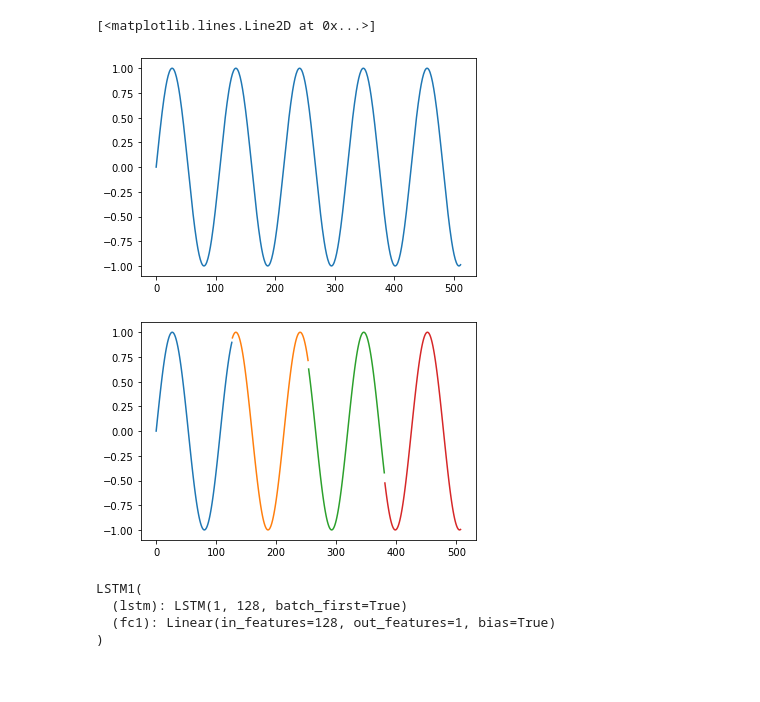
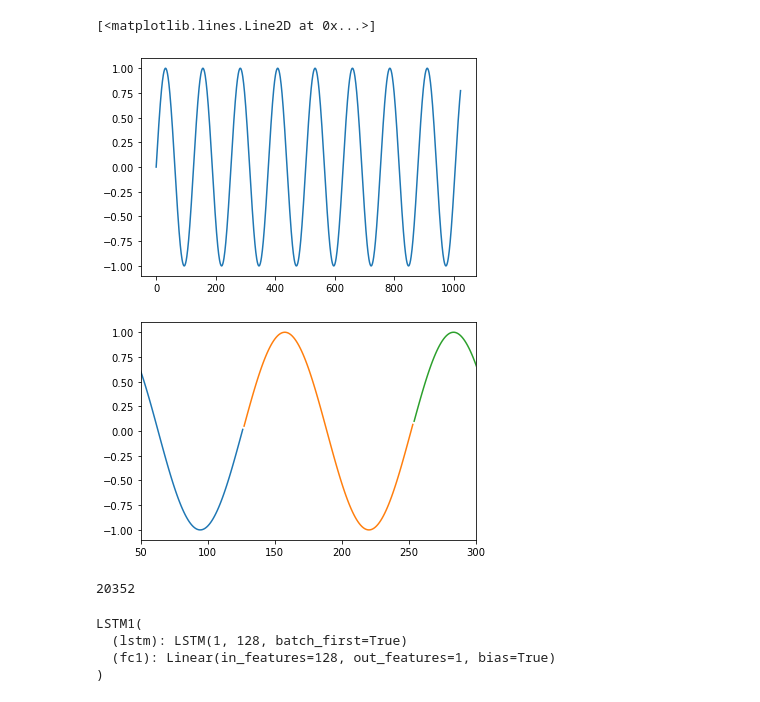
Before and after one commit to krupartea/waveform_predict, a Jupyter notebook: predict_waveform.ipynb, the cells around one changed output. Drawn from its saved outputs; the diff is of its cells as text; code cells hidden in the pictures.

```diff
--- a/predict_waveform.ipynb
+++ b/predict_waveform.ipynb
@@ -10,22 +10,22 @@ from ignite.metrics import Accuracy, Precision, Recall
 # %%
 # creating a poly-tonal signal
 h1 = 3
 h2 = 7
 h3 = 12
 
-X = torch.linspace(0, 30, 512)
+X = torch.arange(0, 1024, .05)
 exp = torch.exp(X/-20)
 
 
 #signal = torch.sin(h1*X) + torch.sin(h2*X) + torch.sin(h3*X)
 #signal *= exp
 signal = torch.sin(X)
 
 
 
 plt.plot(signal[:1024])
 # %% [output]
 [<matplotlib.lines.Line2D at 0x...>]
-[figure, old version]
+[figure, new version]
 # %%
 def chunkize(series, chunk_size):
@@ -80,8 +80,13 @@ test_set = Signal(chunked, 'test')
 # %%
 for idx, sample in enumerate(train_set.dataset):
     plt.plot(torch.arange(idx*len(sample[0]), idx*len(sample[0])+len(sample[0])), sample[0])
+    plt.xlim(50, 300)
 # %% [output]
-[figure, old version]
+[figure, new version]
+# %%
+len(train_set)
+# %% [output]
+20352
 # %%
 # hyperparams
 batch_size = 128
```
Also changed, not shown: parts of 7 cells of this notebook.
